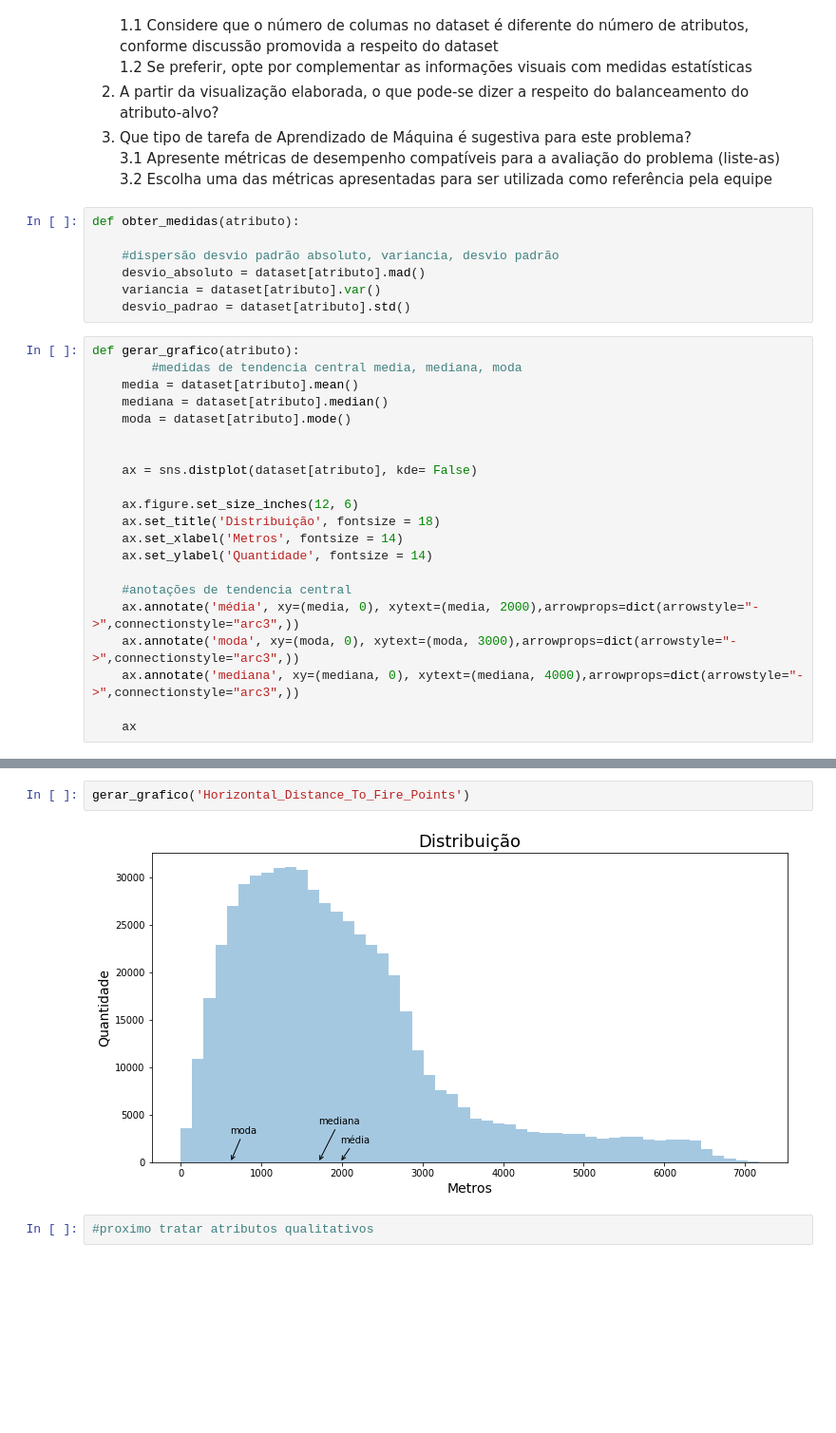
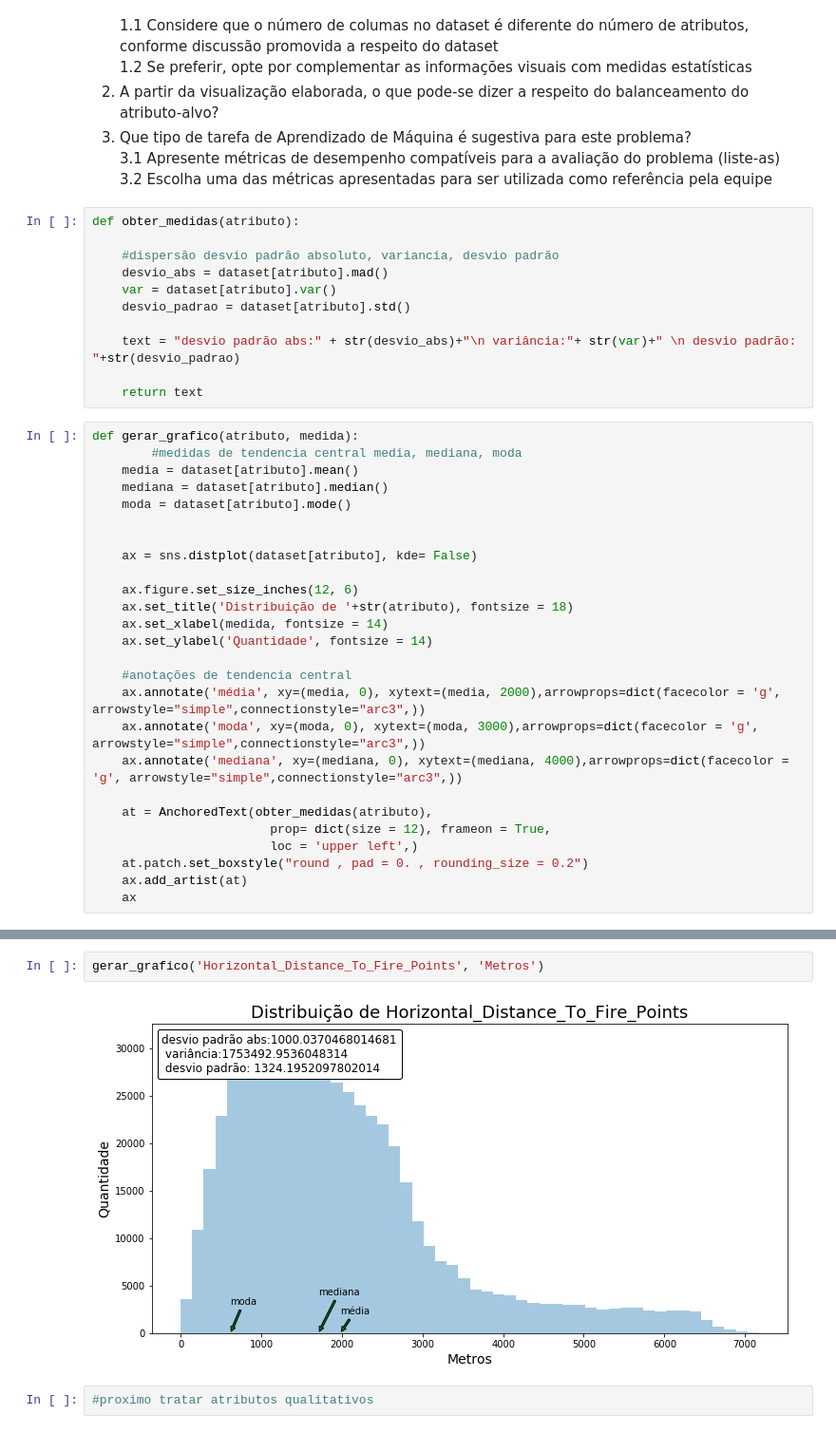
Before and after one commit to elloa-uea/projeto-pratico-3-ao-infinito-e-so, a Jupyter notebook: notebooks/PP3.2 - Conhecendo o Conjunto de Dados.ipynb, the cells around one changed output, grey strips where cells are left out. Shown at 95% size. Saved outputs shown, nothing was run; the diff lists cells and outputs as text; blank space fills up the shorter version.

Commit message:
adicionando Medidas de dispersão

```diff
--- a/notebooks/PP3.2 - Conhecendo o Conjunto de Dados.ipynb
+++ b/notebooks/PP3.2 - Conhecendo o Conjunto de Dados.ipynb
@@ -150,11 +152,15 @@ memory usage: 243.8 MB
 def obter_medidas(atributo):
 
     #dispersão desvio padrão absoluto, variancia, desvio padrão
-    desvio_absoluto = dataset[atributo].mad()
-    variancia = dataset[atributo].var()
+    desvio_abs = dataset[atributo].mad()
+    var = dataset[atributo].var()
     desvio_padrao = dataset[atributo].std()
+
+    text = "desvio padrão abs:" + str(desvio_abs)+"\n variância:"+ str(var)+" \n desvio padrão: "+str(desvio_padrao)
+
+    return text
 # %%
-def gerar_grafico(atributo):
+def gerar_grafico(atributo, medida):
         #medidas de tendencia central media, mediana, moda
     media = dataset[atributo].mean()
     mediana = dataset[atributo].median()
@@ -164,14 +170,19 @@ def gerar_grafico(atributo):
     ax = sns.distplot(dataset[atributo], kde= False)
 
     ax.figure.set_size_inches(12, 6)
-    ax.set_title('Distribuição', fontsize = 18)
-    ax.set_xlabel('Metros', fontsize = 14)
+    ax.set_title('Distribuição de '+str(atributo), fontsize = 18)
+    ax.set_xlabel(medida, fontsize = 14)
     ax.set_ylabel('Quantidade', fontsize = 14)
 
     #anotações de tendencia central
-    ax.annotate('média', xy=(media, 0), xytext=(media, 2000),arrowprops=dict(arrowstyle="->",connectionstyle="arc3",))
-    ax.annotate('moda', xy=(moda, 0), xytext=(moda, 3000),arrowprops=dict(arrowstyle="->",connectionstyle="arc3",))
-    ax.annotate('mediana', xy=(mediana, 0), xytext=(mediana, 4000),arrowprops=dict(arrowstyle="->",connectionstyle="arc3",))
+    ax.annotate('média', xy=(media, 0), xytext=(media, 2000),arrowprops=dict(facecolor = 'g', arrowstyle="simple",connectionstyle="arc3",))
+    ax.annotate('moda', xy=(moda, 0), xytext=(moda, 3000),arrowprops=dict(facecolor = 'g', arrowstyle="simple",connectionstyle="arc3",))
+    ax.annotate('mediana', xy=(mediana, 0), xytext=(mediana, 4000),arrowprops=dict(facecolor = 'g', arrowstyle="simple",connectionstyle="arc3",))
 
+    at = AnchoredText(obter_medidas(atributo),
+                        prop= dict(size = 12), frameon = True,
+                        loc = 'upper left',)
+    at.patch.set_boxstyle("round , pad = 0. , rounding_size = 0.2")
+    ax.add_artist(at)
     ax
 # %%
@@ -213,6 +224,6 @@ gerar_grafico('Hillshade_3pm')
 # %%
-gerar_grafico('Horizontal_Distance_To_Fire_Points')
+gerar_grafico('Horizontal_Distance_To_Fire_Points', 'Metros')
 # %% [output]
-[figure, old version]
+[figure, new version]
 # %%
 #proximo tratar atributos qualitativos
```
Also changed, not shown: parts of 10 cells of this notebook.
